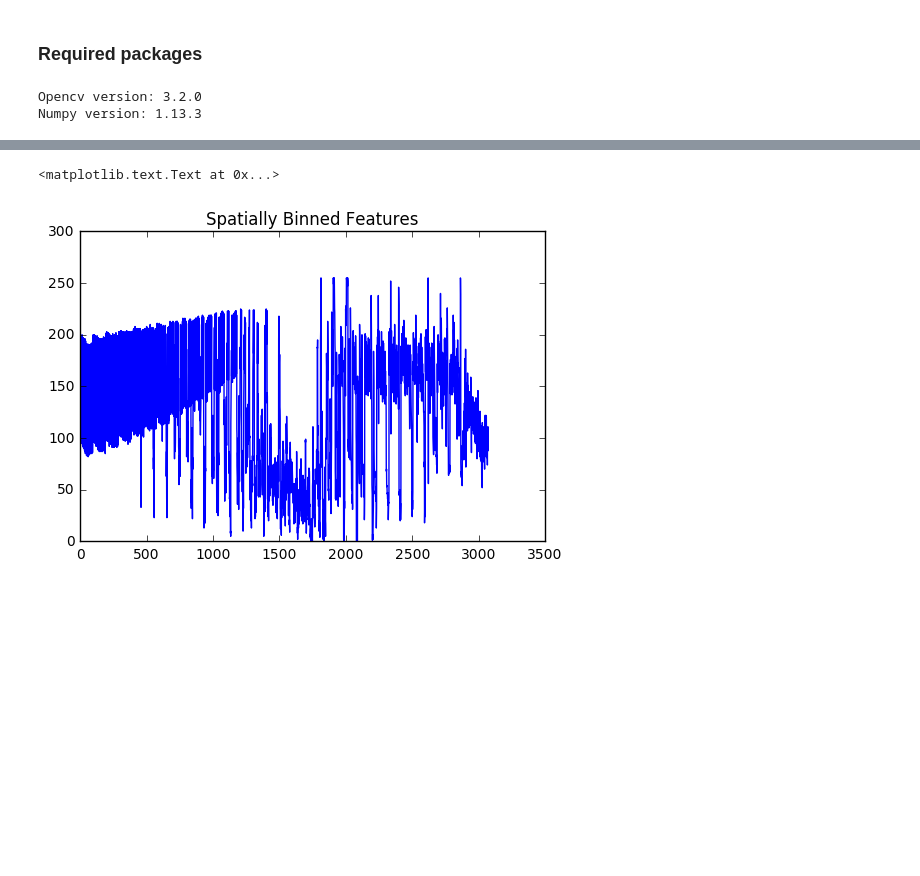
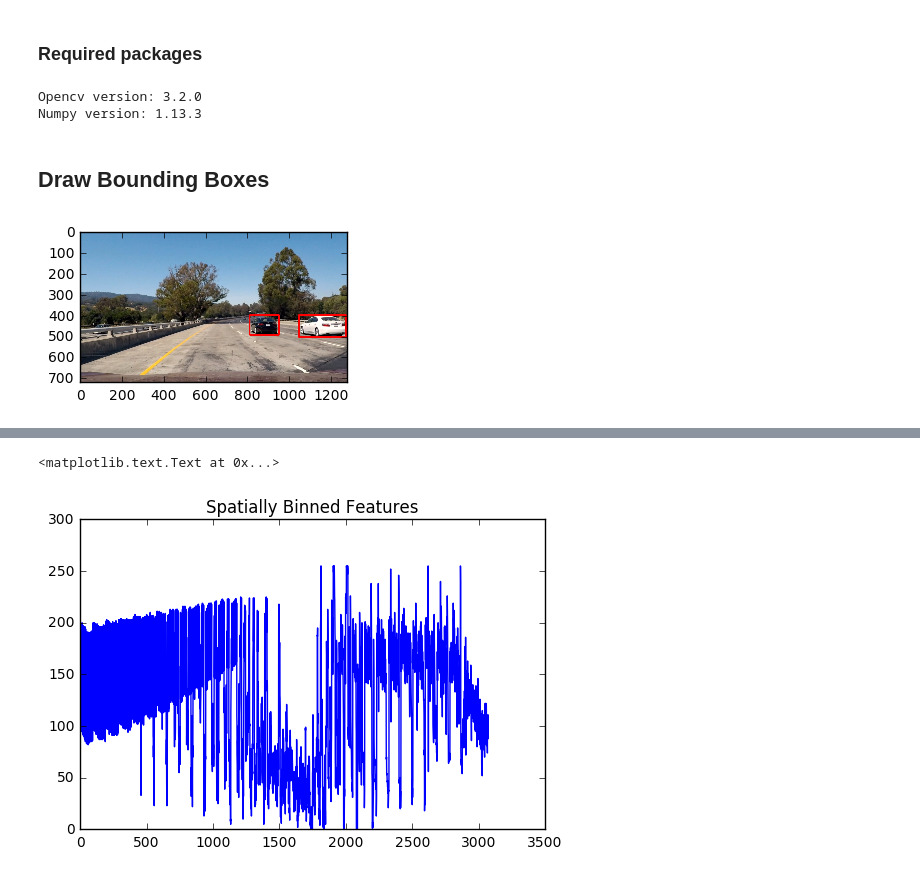
Before and after one commit to patriciapampanelli/CarND-Vehicle-Detection, a Jupyter notebook: CarND-Vehicle-Detection.ipynb, the cells around one changed output, grey strips where cells are left out. Saved outputs shown, nothing was run; the diff lists cells and outputs as text; code cells hidden in the pictures; blank space fills up the shorter version.

Commit message:
Test draw function

```diff
--- a/CarND-Vehicle-Detection.ipynb
+++ b/CarND-Vehicle-Detection.ipynb
@@ -22,4 +34,19 @@ import matplotlib.image as mpimg
 # %% [output]
 Opencv version: 3.2.0
 Numpy version: 1.13.3
+# %% [markdown]
+## Draw Bounding Boxes
+# %%
+from utils import image_utils
+from utils import image_plotting
+
+# Read a color image
+img = image_utils.read_image("test_images/test1.jpg", image_color = 1)
+
+bboxes = [((810,400),(950,495)),((1045,400),(1270,505))]
+new_image = image_plotting.draw_boxes(img, bboxes=bboxes, color=(255,0,0), thick=5)
+
+image_plotting.plot_images(images=[new_image])
+# %% [output]
+[figure, added]
 # %%
```
Also changed, not shown: parts of 3 cells of this notebook.
